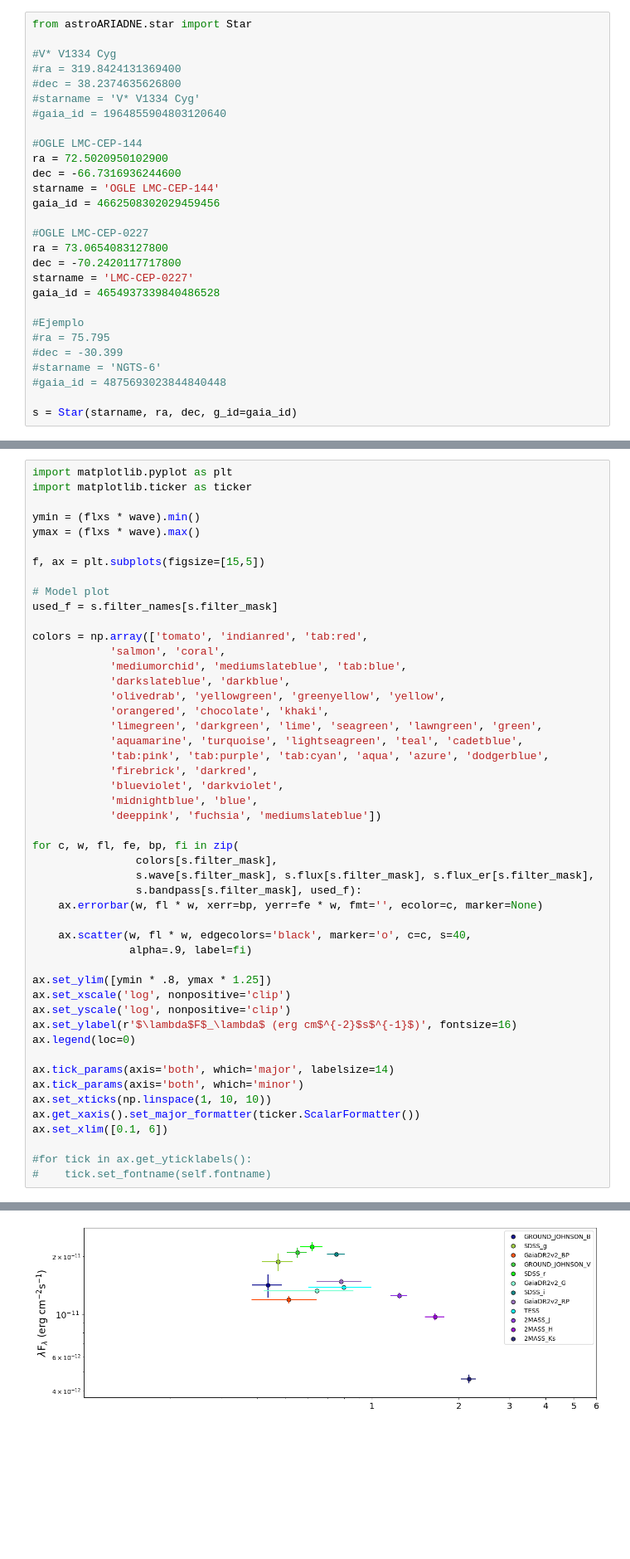
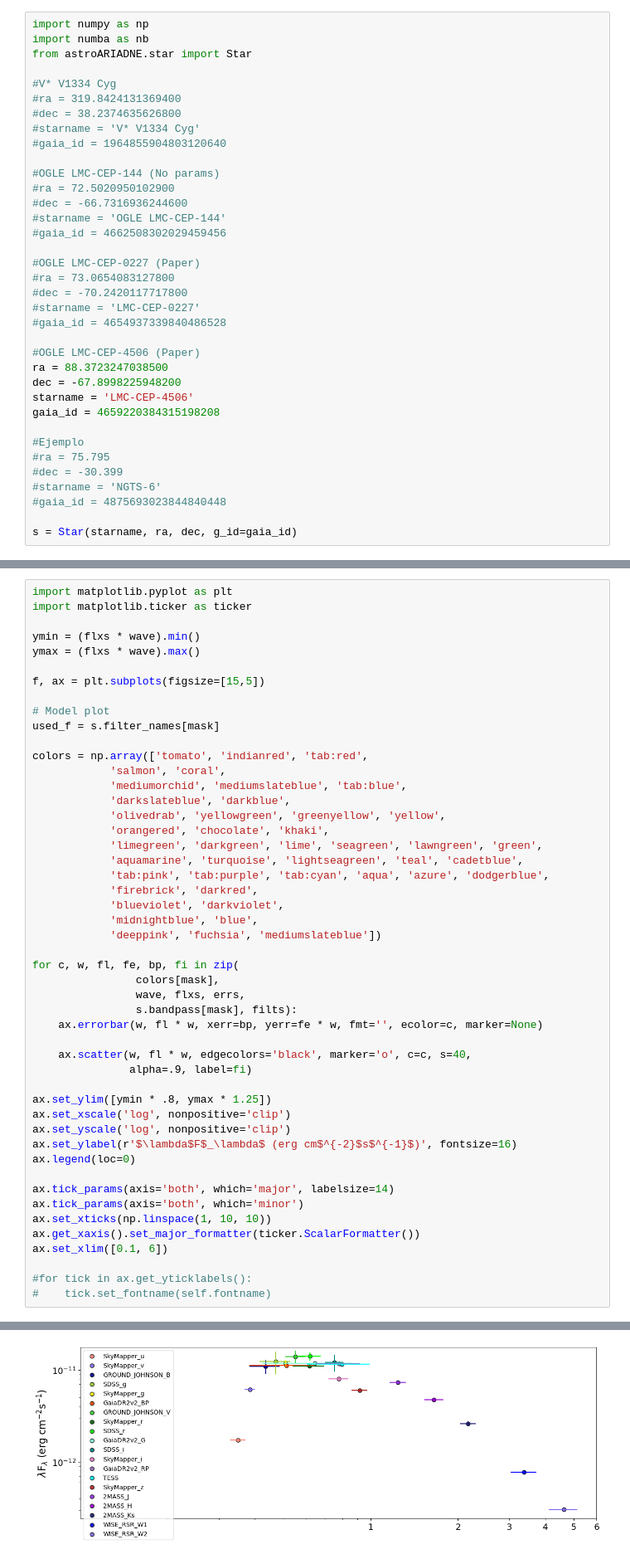
Before and after one commit to astrofelipe/Binary-SED, a Jupyter notebook: binaryfit.ipynb, the cells around one changed output, grey strips where cells are left out. Shown at 83% size. Cells and saved outputs as stored; diff of their text form; blank space fills up the shorter version.

```diff
--- a/binaryfit.ipynb
+++ b/binaryfit.ipynb
@@ -32,6 +32,8 @@ ARIADNE permite dejar el radio fijo? Y otros valores como teff, logg, z? Me pare
 
 Podré ejecutar todo esto acá para hacer pruebas? Sin tener que modificar el codigo y reinstalar. Me parece que también sí, mientras pueda importar las funciones necesarias.
 # %%
+import numpy as np
+import numba as nb
 from astroARIADNE.star import Star
 
 #V* V1334 Cyg
@@ -40,17 +42,23 @@ from astroARIADNE.star import Star
 #starname = 'V* V1334 Cyg'
 #gaia_id = 1964855904803120640
 
-#OGLE LMC-CEP-144
-ra = 72.5020950102900
-dec = -66.7316936244600
-starname = 'OGLE LMC-CEP-144'
-gaia_id = 4662508302029459456
+#OGLE LMC-CEP-144 (No params)
+#ra = 72.5020950102900
+#dec = -66.7316936244600
+#starname = 'OGLE LMC-CEP-144'
+#gaia_id = 4662508302029459456
 
-#OGLE LMC-CEP-0227
-ra = 73.0654083127800
-dec = -70.2420117717800
-starname = 'LMC-CEP-0227'
-gaia_id = 4654937339840486528
+#OGLE LMC-CEP-0227 (Paper)
+#ra = 73.0654083127800
+#dec = -70.2420117717800
+#starname = 'LMC-CEP-0227'
+#gaia_id = 4654937339840486528
+
+#OGLE LMC-CEP-4506 (Paper)
+ra = 88.3723247038500
+dec = -67.8998225948200
+starname = 'LMC-CEP-4506'
+gaia_id = 4659220384315198208
 
 #Ejemplo
 #ra = 75.795
@@ -102,7 +121,7 @@ ymax = (flxs * wave).max()
 f, ax = plt.subplots(figsize=[15,5])
 
 # Model plot
-used_f = s.filter_names[s.filter_mask]
+used_f = s.filter_names[mask]
 
 colors = np.array(['tomato', 'indianred', 'tab:red',
             'salmon', 'coral',
@@ -113,37 +132,37 @@ colors = np.array(['tomato', 'indianred', 'tab:red',
             'limegreen', 'darkgreen', 'lime', 'seagreen', 'lawngreen', 'green',
             'aquamarine', 'turquoise', 'lightseagreen', 'teal', 'cadetblue',
             'tab:pink', 'tab:purple', 'tab:cyan', 'aqua', 'azure', 'dodgerblue',
             'firebrick', 'darkred',
             'blueviolet', 'darkviolet',
             'midnightblue', 'blue',
             'deeppink', 'fuchsia', 'mediumslateblue'])
 
 for c, w, fl, fe, bp, fi in zip(
-                colors[s.filter_mask],
-                s.wave[s.filter_mask], s.flux[s.filter_mask], s.flux_er[s.filter_mask],
-                s.bandpass[s.filter_mask], used_f):
+                colors[mask],
+                wave, flxs, errs,
+                s.bandpass[mask], filts):
     ax.errorbar(w, fl * w, xerr=bp, yerr=fe * w, fmt='', ecolor=c, marker=None)
 
     ax.scatter(w, fl * w, edgecolors='black', marker='o', c=c, s=40,
                alpha=.9, label=fi)
 
 ax.set_ylim([ymin * .8, ymax * 1.25])
 ax.set_xscale('log', nonpositive='clip')
 ax.set_yscale('log', nonpositive='clip')
 ax.set_ylabel(r'$\lambda$F$_\lambda$ (erg cm$^{-2}$s$^{-1}$)', fontsize=16)
 ax.legend(loc=0)
 
 ax.tick_params(axis='both', which='major', labelsize=14)
 ax.tick_params(axis='both', which='minor')
 ax.set_xticks(np.linspace(1, 10, 10))
 ax.get_xaxis().set_major_formatter(ticker.ScalarFormatter())
 ax.set_xlim([0.1, 6])
 
 #for tick in ax.get_yticklabels():
 #    tick.set_fontname(self.fontname)
 # %% [output]
 (0.1, 6.0)
-[figure, old version]
+[figure, new version]
 # %%
 from astroARIADNE.config import (filesdir, gridsdir, modelsdir)
 from isochrones.interp import DFInterpolator
```
Also changed, not shown: parts of 36 cells of this notebook.
